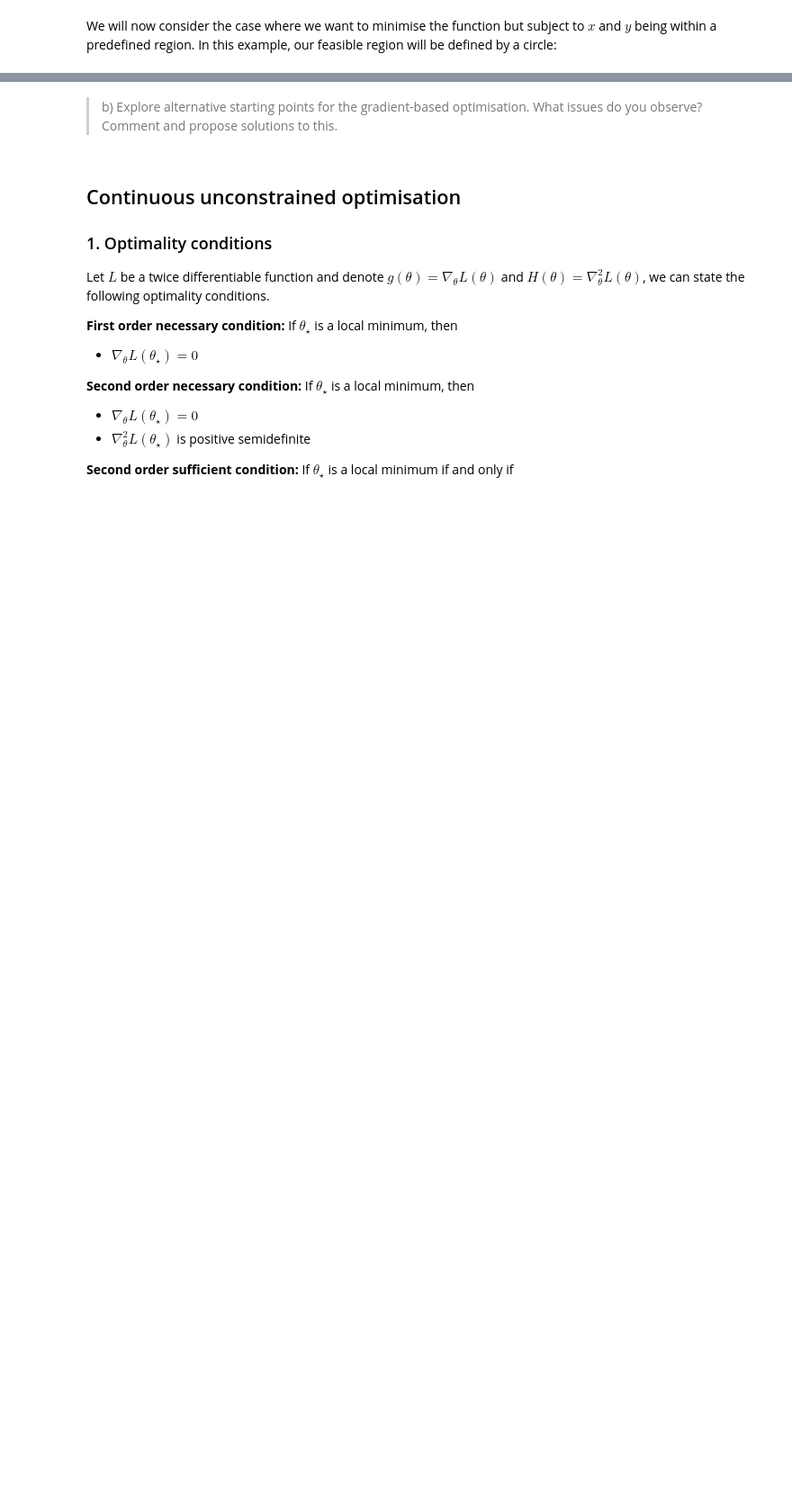
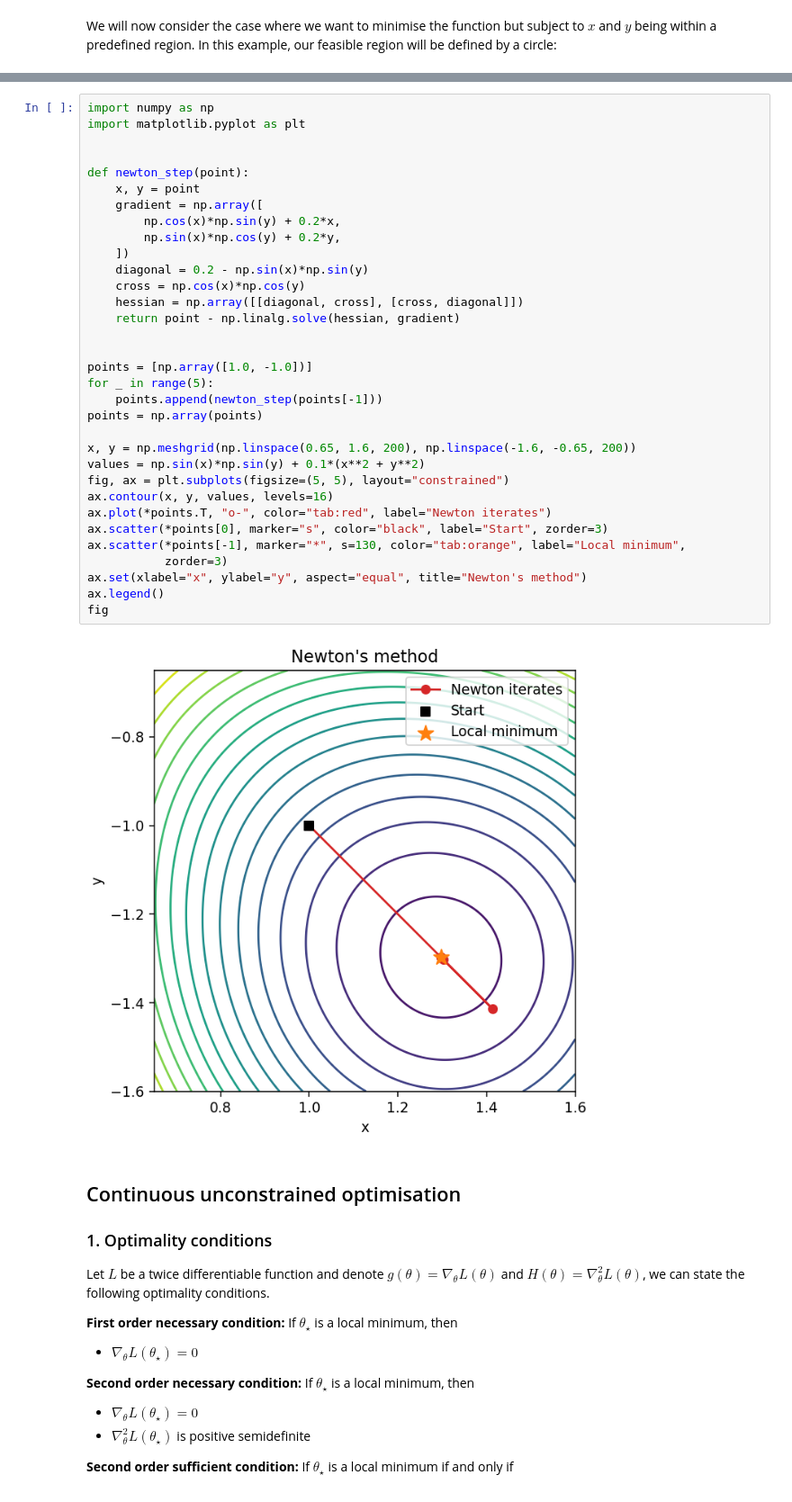
Before and after one commit to felipe-tobar/Maths-for-ML, a Jupyter notebook: tutorials/optimisation.ipynb, the cells around one changed output, grey strips where cells are left out. Shown at 90% size. Saved outputs shown, nothing was run; the diff lists cells and outputs as text; blank space fills up the shorter version.

```diff
--- a/tutorials/optimisation.ipynb
+++ b/tutorials/optimisation.ipynb
@@ -381,5 +417,38 @@ plt.savefig("../img/optimisation_example_nonconvex_constrained.pdf")
-# %% [markdown]
-> b) Explore alternative starting points for the gradient-based optimisation. What issues do you observe? Comment and propose solutions to this.
+# %%
+import numpy as np
+import matplotlib.pyplot as plt
+
+
+def newton_step(point):
+    x, y = point
+    gradient = np.array([
+        np.cos(x)*np.sin(y) + 0.2*x,
+        np.sin(x)*np.cos(y) + 0.2*y,
+    ])
+    diagonal = 0.2 - np.sin(x)*np.sin(y)
+    cross = np.cos(x)*np.cos(y)
+    hessian = np.array([[diagonal, cross], [cross, diagonal]])
+    return point - np.linalg.solve(hessian, gradient)
+
+
+points = [np.array([1.0, -1.0])]
+for _ in range(5):
+    points.append(newton_step(points[-1]))
+points = np.array(points)
+
+x, y = np.meshgrid(np.linspace(0.65, 1.6, 200), np.linspace(-1.6, -0.65, 200))
+values = np.sin(x)*np.sin(y) + 0.1*(x**2 + y**2)
+fig, ax = plt.subplots(figsize=(5, 5), layout="constrained")
+ax.contour(x, y, values, levels=16)
+ax.plot(*points.T, "o-", color="tab:red", label="Newton iterates")
+ax.scatter(*points[0], marker="s", color="black", label="Start", zorder=3)
+ax.scatter(*points[-1], marker="*", s=130, color="tab:orange", label="Local minimum",
+           zorder=3)
+ax.set(xlabel="x", ylabel="y", aspect="equal", title="Newton's method")
+ax.legend()
+fig
+# %% [output]
+[figure, added]
 # %% [markdown]
 ## Continuous unconstrained optimisation
 
```
Also changed, not shown: parts of 16 cells of this notebook, 6 other files.
